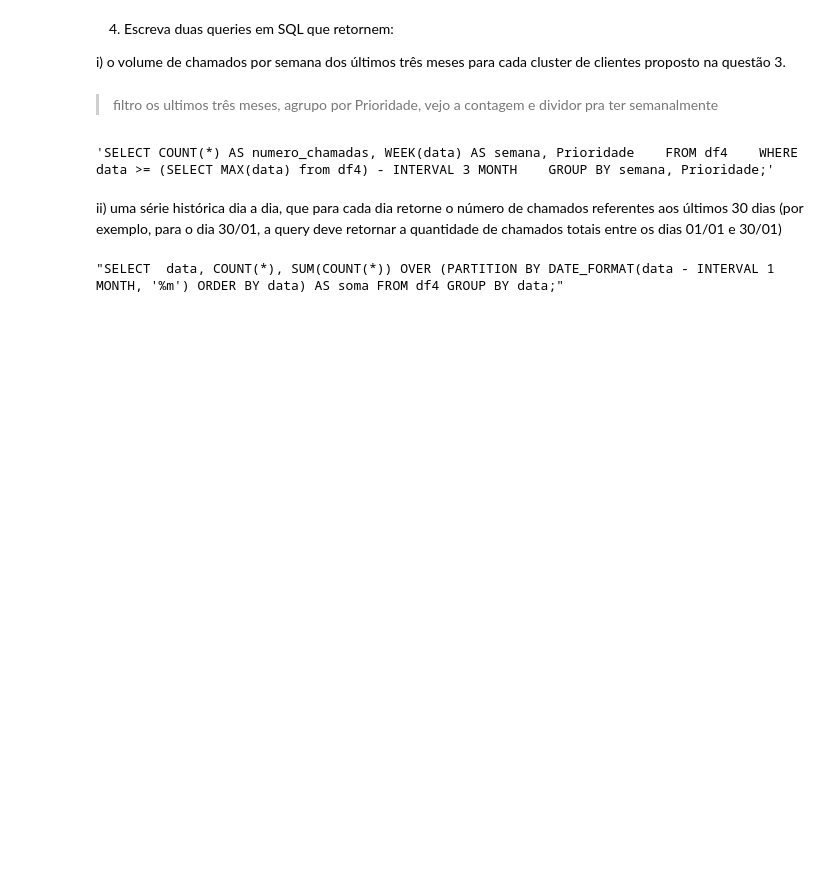
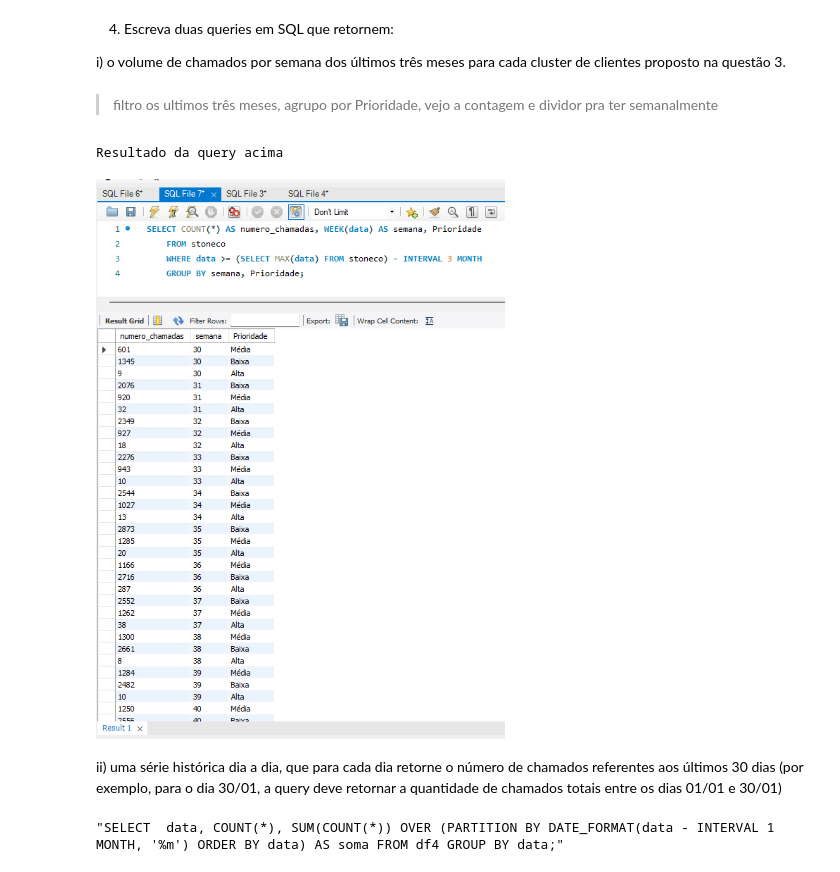
Before and after one commit to rafajovelho/Case3, a Jupyter notebook: Caso_TON.ipynb, the cells around one changed output. Cells and saved outputs as stored; diff of their text form; code cells hidden in the pictures; blank space fills up the shorter version.

```diff
--- a/Caso_TON.ipynb
+++ b/Caso_TON.ipynb
@@ -1463,9 +1463,13 @@ query = "SELECT COUNT(*) AS numero_chamadas, WEEK(data) AS semana, Prioridade\
     FROM df4\
     WHERE data >= (SELECT MAX(data) from df4) - INTERVAL 3 MONTH\
     GROUP BY semana, Prioridade;"
-query
-# %% [output]
-'SELECT COUNT(*) AS numero_chamadas, WEEK(data) AS semana, Prioridade    FROM df4    WHERE data >= (SELECT MAX(data) from df4) - INTERVAL 3 MONTH    GROUP BY semana, Prioridade;'
+# %%
+from IPython. display import Image
+print('Resultado da query acima')
+Image("query2.png")
+# %% [output]
+Resultado da query acima
+[figure, added]
 # %% [markdown]
 ii) uma série histórica dia a dia, que para cada dia retorne o número de chamados referentes aos últimos 30 dias (por exemplo, para o dia 30/01, a query deve retornar a quantidade de chamados totais entre os dias 01/01 e 30/01)
 # %%
```
Also changed, not shown: parts of 17 cells of this notebook, 2 other files.
